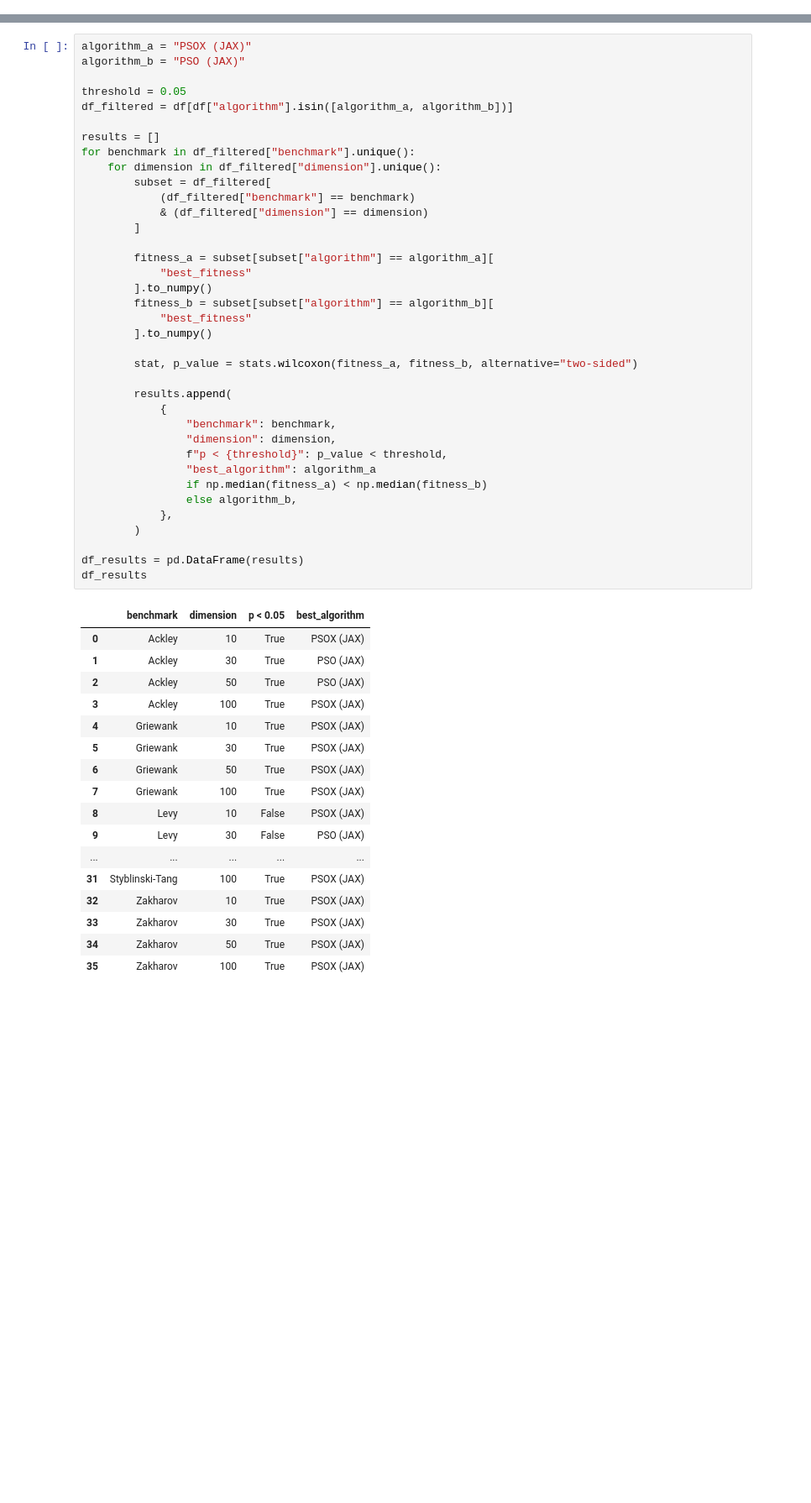
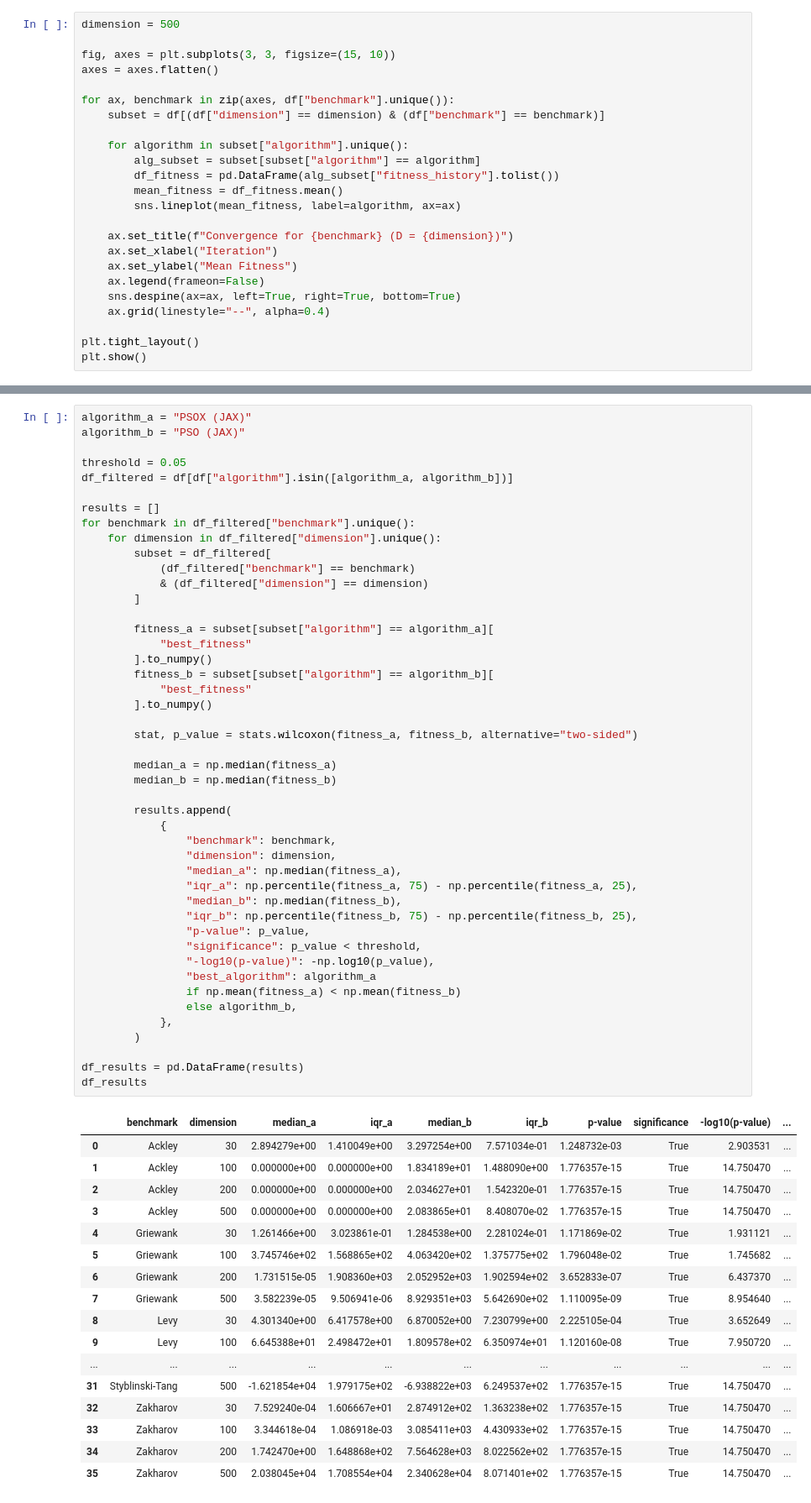
Before and after one commit to marcosnevary/pso, a Jupyter notebook: notebooks/analysis.ipynb, the cells around one changed output, grey strips where cells are left out. Shown at 84% size. Saved outputs shown, nothing was run; the diff lists cells and outputs as text; blank space fills up the shorter version.

```diff
--- a/notebooks/analysis.ipynb
+++ b/notebooks/analysis.ipynb
@@ -69,0 +23,24 @@ plt.show()
+# %%
+dimension = 500
+
+fig, axes = plt.subplots(3, 3, figsize=(15, 10))
+axes = axes.flatten()
+
+for ax, benchmark in zip(axes, df["benchmark"].unique()):
+    subset = df[(df["dimension"] == dimension) & (df["benchmark"] == benchmark)]
+
+    for algorithm in subset["algorithm"].unique():
+        alg_subset = subset[subset["algorithm"] == algorithm]
+        df_fitness = pd.DataFrame(alg_subset["fitness_history"].tolist())
+        mean_fitness = df_fitness.mean()
+        sns.lineplot(mean_fitness, label=algorithm, ax=ax)
+
+    ax.set_title(f"Convergence for {benchmark} (D = {dimension})")
+    ax.set_xlabel("Iteration")
+    ax.set_ylabel("Mean Fitness")
+    ax.legend(frameon=False)
+    sns.despine(ax=ax, left=True, right=True, bottom=True)
+    ax.grid(linestyle="--", alpha=0.4)
+
+plt.tight_layout()
+plt.show()
@@ -76,49 +55,58 @@ df_filtered = df[df["algorithm"].isin([algorithm_a, algorithm_b])]
 
 results = []
 for benchmark in df_filtered["benchmark"].unique():
     for dimension in df_filtered["dimension"].unique():
         subset = df_filtered[
             (df_filtered["benchmark"] == benchmark)
             & (df_filtered["dimension"] == dimension)
         ]
 
         fitness_a = subset[subset["algorithm"] == algorithm_a][
             "best_fitness"
         ].to_numpy()
         fitness_b = subset[subset["algorithm"] == algorithm_b][
             "best_fitness"
         ].to_numpy()
 
         stat, p_value = stats.wilcoxon(fitness_a, fitness_b, alternative="two-sided")
 
+        median_a = np.median(fitness_a)
+        median_b = np.median(fitness_b)
+
         results.append(
             {
                 "benchmark": benchmark,
                 "dimension": dimension,
-                f"p < {threshold}": p_value < threshold,
+                "median_a": np.median(fitness_a),
+                "iqr_a": np.percentile(fitness_a, 75) - np.percentile(fitness_a, 25),
+                "median_b": np.median(fitness_b),
+                "iqr_b": np.percentile(fitness_b, 75) - np.percentile(fitness_b, 25),
+                "p-value": p_value,
+                "significance": p_value < threshold,
+                "-log10(p-value)": -np.log10(p_value),
                 "best_algorithm": algorithm_a
-                if np.median(fitness_a) < np.median(fitness_b)
+                if np.mean(fitness_a) < np.mean(fitness_b)
                 else algorithm_b,
             },
         )
 
 df_results = pd.DataFrame(results)
 df_results
 # %% [output]
-|  | benchmark | dimension | p < 0.05 | best_algorithm |
-| 0 | Ackley | 10 | True | PSOX (JAX) |
-| 1 | Ackley | 30 | True | PSO (JAX) |
-| 2 | Ackley | 50 | True | PSO (JAX) |
-| 3 | Ackley | 100 | True | PSOX (JAX) |
-| 4 | Griewank | 10 | True | PSOX (JAX) |
-| 5 | Griewank | 30 | True | PSOX (JAX) |
-| 6 | Griewank | 50 | True | PSOX (JAX) |
-| 7 | Griewank | 100 | True | PSOX (JAX) |
-| 8 | Levy | 10 | False | PSOX (JAX) |
-| 9 | Levy | 30 | False | PSO (JAX) |
-| ... | ... | ... | ... | ... |
-| 31 | Styblinski-Tang | 100 | True | PSOX (JAX) |
-| 32 | Zakharov | 10 | True | PSOX (JAX) |
-| 33 | Zakharov | 30 | True | PSOX (JAX) |
-| 34 | Zakharov | 50 | True | PSOX (JAX) |
-| 35 | Zakharov | 100 | True | PSOX (JAX) |
+|  | benchmark | dimension | median_a | iqr_a | median_b | iqr_b | p-value | significance | -log10(p-value) | ... |
+| 0 | Ackley | 30 | 2.894279e+00 | 1.410049e+00 | 3.297254e+00 | 7.571034e-01 | 1.248732e-03 | True | 2.903531 | ... |
+| 1 | Ackley | 100 | 0.000000e+00 | 0.000000e+00 | 1.834189e+01 | 1.488090e+00 | 1.776357e-15 | True | 14.750470 | ... |
+| 2 | Ackley | 200 | 0.000000e+00 | 0.000000e+00 | 2.034627e+01 | 1.542320e-01 | 1.776357e-15 | True | 14.750470 | ... |
+| 3 | Ackley | 500 | 0.000000e+00 | 0.000000e+00 | 2.083865e+01 | 8.408070e-02 | 1.776357e-15 | True | 14.750470 | ... |
+| 4 | Griewank | 30 | 1.261466e+00 | 3.023861e-01 | 1.284538e+00 | 2.281024e-01 | 1.171869e-02 | True | 1.931121 | ... |
+| 5 | Griewank | 100 | 3.745746e+02 | 1.568865e+02 | 4.063420e+02 | 1.375775e+02 | 1.796048e-02 | True | 1.745682 | ... |
+| 6 | Griewank | 200 | 1.731515e-05 | 1.908360e+03 | 2.052952e+03 | 1.902594e+02 | 3.652833e-07 | True | 6.437370 | ... |
+| 7 | Griewank | 500 | 3.582239e-05 | 9.506941e-06 | 8.929351e+03 | 5.642690e+02 | 1.110095e-09 | True | 8.954640 | ... |
+| 8 | Levy | 30 | 4.301340e+00 | 6.417578e+00 | 6.870052e+00 | 7.230799e+00 | 2.225105e-04 | True | 3.652649 | ... |
+| 9 | Levy | 100 | 6.645388e+01 | 2.498472e+01 | 1.809578e+02 | 6.350974e+01 | 1.120160e-08 | True | 7.950720 | ... |
+| ... | ... | ... | ... | ... | ... | ... | ... | ... | ... | ... |
+| 31 | Styblinski-Tang | 500 | -1.621854e+04 | 1.979175e+02 | -6.938822e+03 | 6.249537e+02 | 1.776357e-15 | True | 14.750470 | ... |
+| 32 | Zakharov | 30 | 7.529240e-04 | 1.606667e+01 | 2.874912e+02 | 1.363238e+02 | 1.776357e-15 | True | 14.750470 | ... |
+| 33 | Zakharov | 100 | 3.344618e-04 | 1.086918e-03 | 3.085411e+03 | 4.430933e+02 | 1.776357e-15 | True | 14.750470 | ... |
+| 34 | Zakharov | 200 | 1.742470e+00 | 1.648868e+02 | 7.564628e+03 | 8.022562e+02 | 1.776357e-15 | True | 14.750470 | ... |
+| 35 | Zakharov | 500 | 2.038045e+04 | 1.708554e+04 | 2.340628e+04 | 8.071401e+02 | 1.776357e-15 | True | 14.750470 | ... |
```
Also changed, not shown: parts of 8 cells of this notebook, 6 other files.
